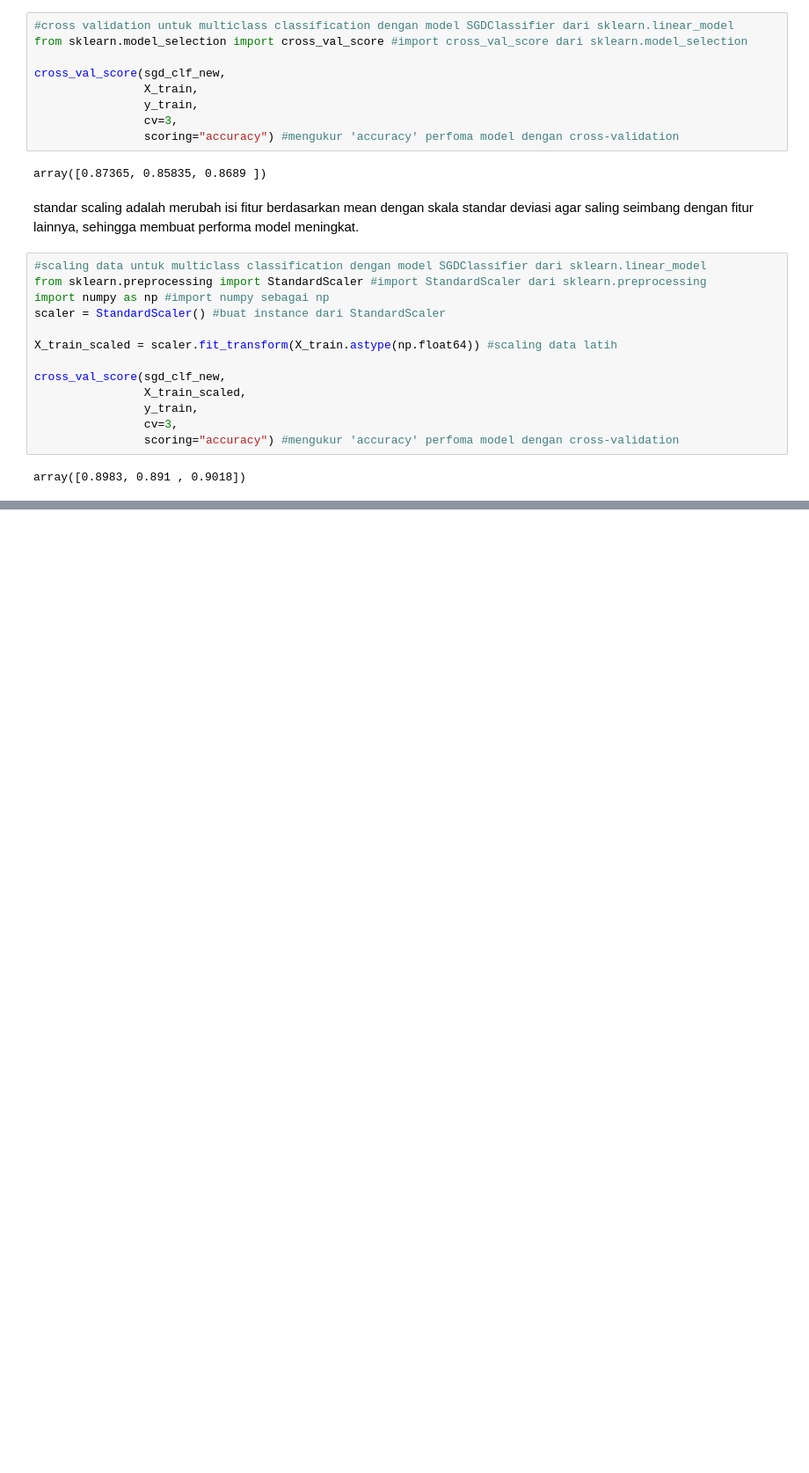
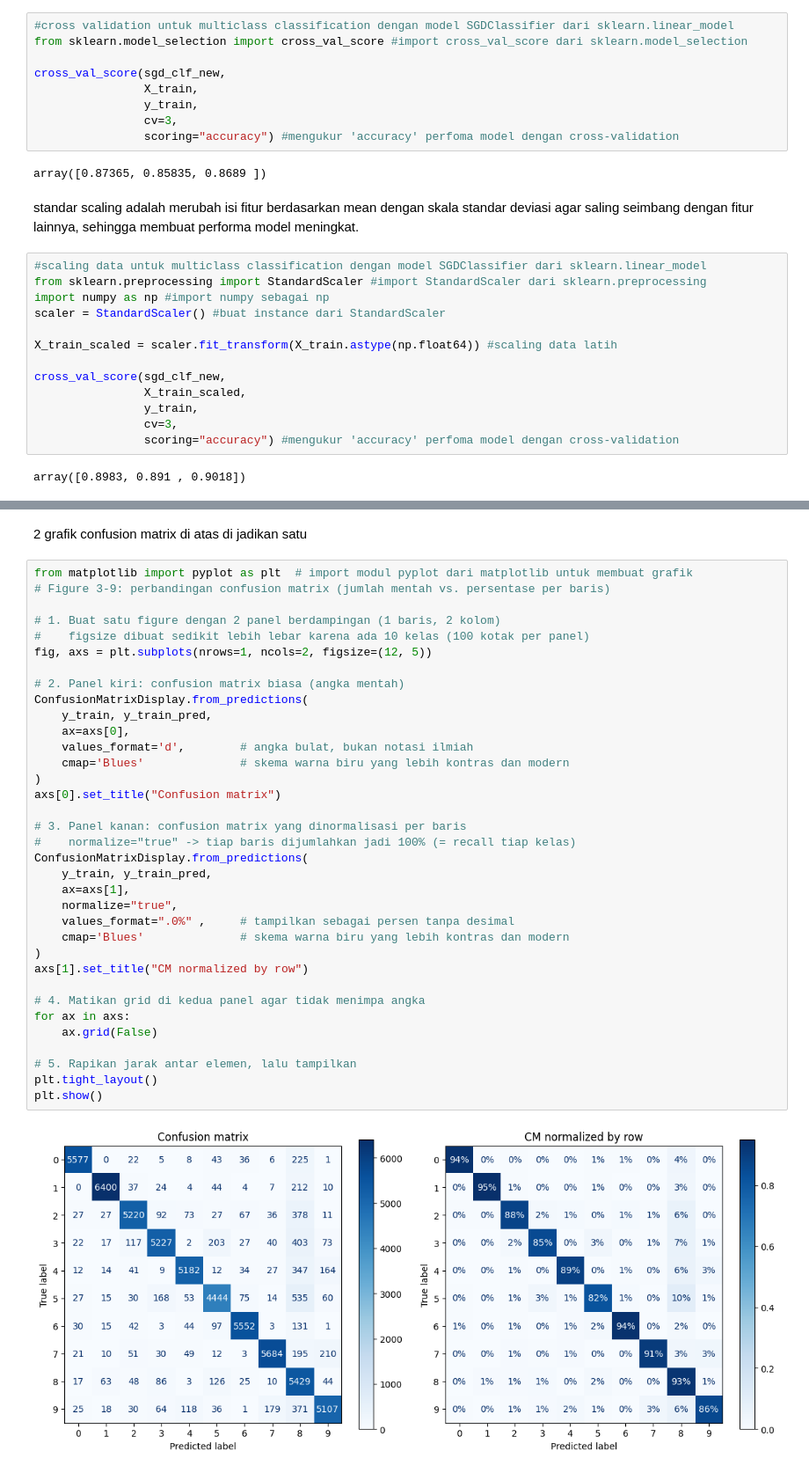
Before and after one commit to setyawanandrew74-pixel/MNIST_MODEL_2, a Jupyter notebook: notebooks/Explore_dataset_mnist.ipynb, the cells around one changed output, grey strips where cells are left out. Shown at 88% size. Cells and saved outputs as stored; diff of their text form; blank space fills up the shorter version.

```diff
--- a/notebooks/Explore_dataset_mnist.ipynb
+++ b/notebooks/Explore_dataset_mnist.ipynb
@@ -959,0 +1008,39 @@ array([0.8983, 0.891 , 0.9018])
+# %% [markdown]
+2 grafik confusion matrix di atas di jadikan satu
+# %%
+from matplotlib import pyplot as plt  # import modul pyplot dari matplotlib untuk membuat grafik
+# Figure 3-9: perbandingan confusion matrix (jumlah mentah vs. persentase per baris)
+
+# 1. Buat satu figure dengan 2 panel berdampingan (1 baris, 2 kolom)
+#    figsize dibuat sedikit lebih lebar karena ada 10 kelas (100 kotak per panel)
+fig, axs = plt.subplots(nrows=1, ncols=2, figsize=(12, 5))
+
+# 2. Panel kiri: confusion matrix biasa (angka mentah)
+ConfusionMatrixDisplay.from_predictions(
+    y_train, y_train_pred,
+    ax=axs[0],
+    values_format='d',        # angka bulat, bukan notasi ilmiah
+    cmap='Blues'              # skema warna biru yang lebih kontras dan modern
+)
+axs[0].set_title("Confusion matrix")
+
+# 3. Panel kanan: confusion matrix yang dinormalisasi per baris
+#    normalize="true" -> tiap baris dijumlahkan jadi 100% (= recall tiap kelas)
+ConfusionMatrixDisplay.from_predictions(
+    y_train, y_train_pred,
+    ax=axs[1],
+    normalize="true",
+    values_format=".0%" ,     # tampilkan sebagai persen tanpa desimal
+    cmap='Blues'              # skema warna biru yang lebih kontras dan modern
+)
+axs[1].set_title("CM normalized by row")
+
+# 4. Matikan grid di kedua panel agar tidak menimpa angka
+for ax in axs:
+    ax.grid(False)
+
+# 5. Rapikan jarak antar elemen, lalu tampilkan
+plt.tight_layout()
+plt.show()
+# %% [output]
+[figure, added]
```
Also changed, not shown: parts of 14 cells of this notebook.
